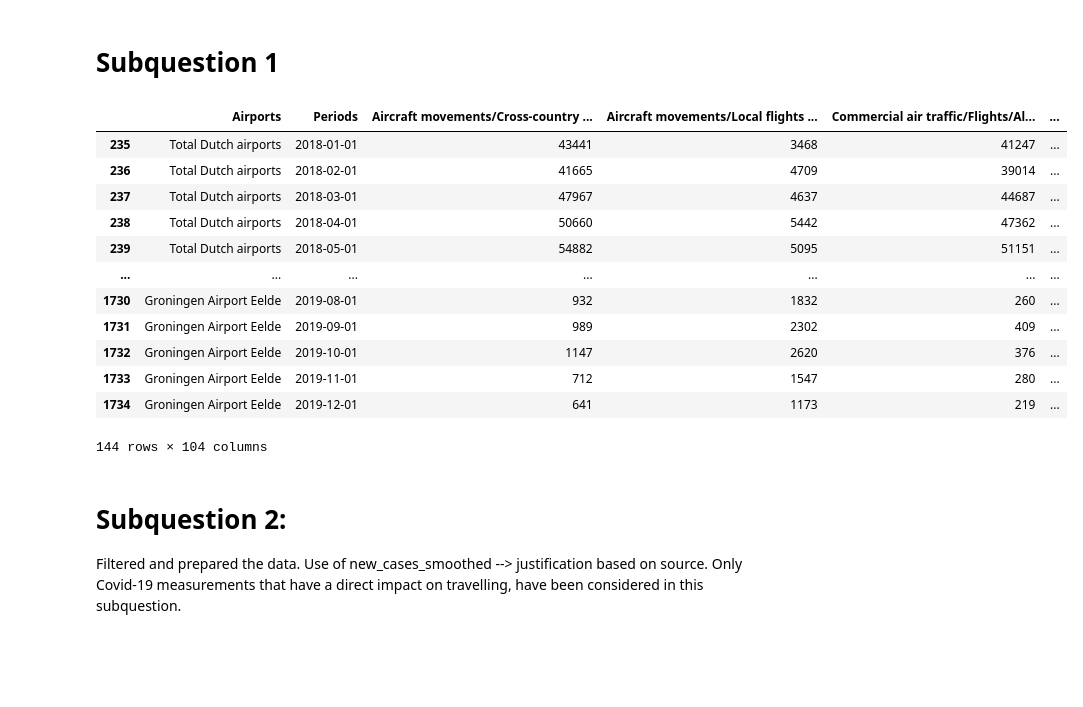
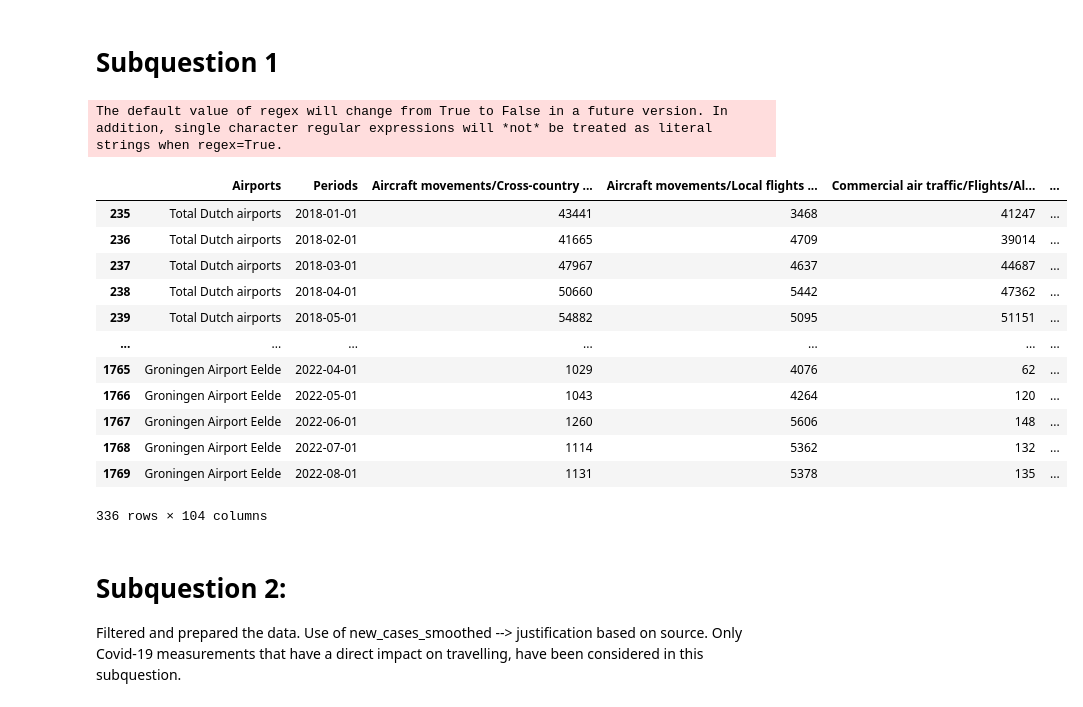
Before and after one commit to ChajaSchwab/Project-TIL6022-Group-21, a Jupyter notebook: Group21 TIL6022 v2.ipynb, the cells around one changed output. Cells and saved outputs as stored; diff of their text form; code cells hidden in the pictures; blank space fills up the shorter version.

```diff
--- a/Group21 TIL6022 v2.ipynb
+++ b/Group21 TIL6022 v2.ipynb
@@ -102,38 +100,39 @@ Pandas requires version '2.7.3' or newer of 'numexpr' (version '2.7.1' currently
 # %%
 #DATA CLEANING:
 
 #SELECT CORRECT TIMESPAN
 
 #Convert Periods column to datetime
 #Deze moet je 1 keer uncommenten en daarna weer ###
-#airtraffic_df['Periods'] = airtraffic_df['Periods'].str.replace('*', '')
+airtraffic_df['Periods'] = airtraffic_df['Periods'].str.replace('*', '')
 airtraffic_df['Periods'] = pd.to_datetime(airtraffic_df['Periods'], format = '%Y %B', errors = 'coerce')
 
 #airtraffic_df['Periods'].info()
 airtraffic_df['Periods']
 
 #Select rows that fall within our timespan
 at_df_timespan = airtraffic_df[airtraffic_df['Periods'] >= '2018-01-01']
 
 #Check for NaN values
 #There are no NaN values
 #at_df_timespan.isnull().sum().sum()
 
 at_df_timespan
 # %% [output]
+The default value of regex will change from True to False in a future version. In addition, single character regular expressions will *not* be treated as literal strings when regex=True.
 |  | Airports | Periods | Aircraft movements/Cross-country ... | Aircraft movements/Local flights ... | Commercial air traffic/Flights/Al... | ... |
 | 235 | Total Dutch airports | 2018-01-01 | 43441 | 3468 | 41247 | ... |
 | 236 | Total Dutch airports | 2018-02-01 | 41665 | 4709 | 39014 | ... |
 | 237 | Total Dutch airports | 2018-03-01 | 47967 | 4637 | 44687 | ... |
 | 238 | Total Dutch airports | 2018-04-01 | 50660 | 5442 | 47362 | ... |
 | 239 | Total Dutch airports | 2018-05-01 | 54882 | 5095 | 51151 | ... |
 | ... | ... | ... | ... | ... | ... | ... |
-| 1730 | Groningen Airport Eelde | 2019-08-01 | 932 | 1832 | 260 | ... |
-| 1731 | Groningen Airport Eelde | 2019-09-01 | 989 | 2302 | 409 | ... |
-| 1732 | Groningen Airport Eelde | 2019-10-01 | 1147 | 2620 | 376 | ... |
-| 1733 | Groningen Airport Eelde | 2019-11-01 | 712 | 1547 | 280 | ... |
-| 1734 | Groningen Airport Eelde | 2019-12-01 | 641 | 1173 | 219 | ... |
+| 1765 | Groningen Airport Eelde | 2022-04-01 | 1029 | 4076 | 62 | ... |
+| 1766 | Groningen Airport Eelde | 2022-05-01 | 1043 | 4264 | 120 | ... |
+| 1767 | Groningen Airport Eelde | 2022-06-01 | 1260 | 5606 | 148 | ... |
+| 1768 | Groningen Airport Eelde | 2022-07-01 | 1114 | 5362 | 132 | ... |
+| 1769 | Groningen Airport Eelde | 2022-08-01 | 1131 | 5378 | 135 | ... |
-144 rows × 104 columns
+336 rows × 104 columns
 # %%
 
 #Hier uitleggen dat de data elke eerste vd maand verzameld is en dat het daarom op die punten wordt toegelicht
```
Also changed, not shown: parts of 3 cells of this notebook.
